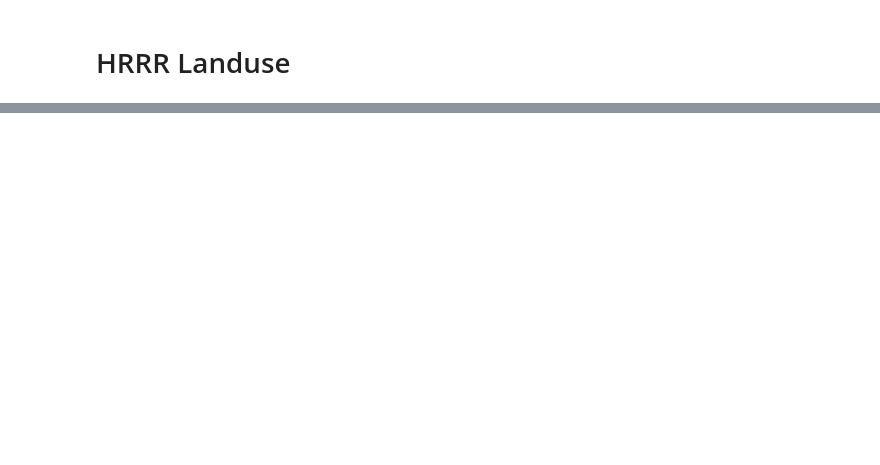
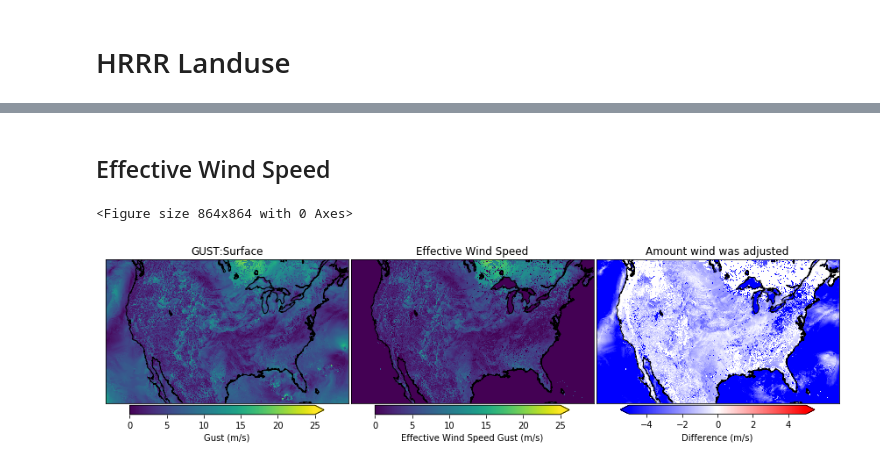
Before and after one commit to blaylockbk/pyBKB_v3, a Jupyter notebook: Robert_Zeil/FLAME_equation.ipynb, the cells around one changed output, grey strips where cells are left out. Saved outputs shown, nothing was run; the diff lists cells and outputs as text; code cells hidden in the pictures; blank space fills up the shorter version.

```diff
--- a/Robert_Zeil/FLAME_equation.ipynb
+++ b/Robert_Zeil/FLAME_equation.ipynb
@@ -165,0 +281,29 @@ len(colors)
+# %% [markdown]
+## Effective Wind Speed
+# %%
+plt.figure(figsize=[12,12])
+fig, (ax1, ax2, ax3) = plt.subplots(1,3, figsize=[15,5])
+plt.sca(ax1)
+m.pcolormesh(H['lon'], H['lat'], H['value'], vmin=0, vmax=25, latlon=True)
+m.drawcoastlines()
+plt.colorbar(orientation='horizontal', pad=.01, shrink=.8, label='Gust (m/s)', extend='max')
+plt.title('GUST:Surface')
+
+plt.sca(ax2)
+m.pcolormesh(H['lon'], H['lat'], ews_adjusted, vmin=0, vmax=25, latlon=True)
+m.drawcoastlines()
+plt.colorbar(orientation='horizontal', pad=.01, shrink=.8, label='Effective Wind Speed Gust (m/s)', extend='max')
+plt.title('Effective Wind Speed')
+
+plt.sca(ax3)
+m.pcolormesh(H['lon'], H['lat'], ews_adjusted-H['value'], cmap='bwr', vmin=-5, vmax=5, latlon=True)
+m.drawcoastlines()
+plt.colorbar(orientation='horizontal', pad=.01, shrink=.8, label='Difference (m/s)', extend='both')
+plt.title('Amount wind was adjusted')
+
+plt.subplots_adjust(wspace=.01)
+
+plt.savefig(SAVEDIR+'HRRR_GustAdjustment_%s_f%02d' % (H['anlys'].strftime('%Y%m%d-%H%M'), H['fxx']))
+# %% [output]
+<Figure size 864x864 with 0 Axes>
+[figure, added]
```
Also changed, not shown: parts of 30 cells of this notebook, 2 other files.
